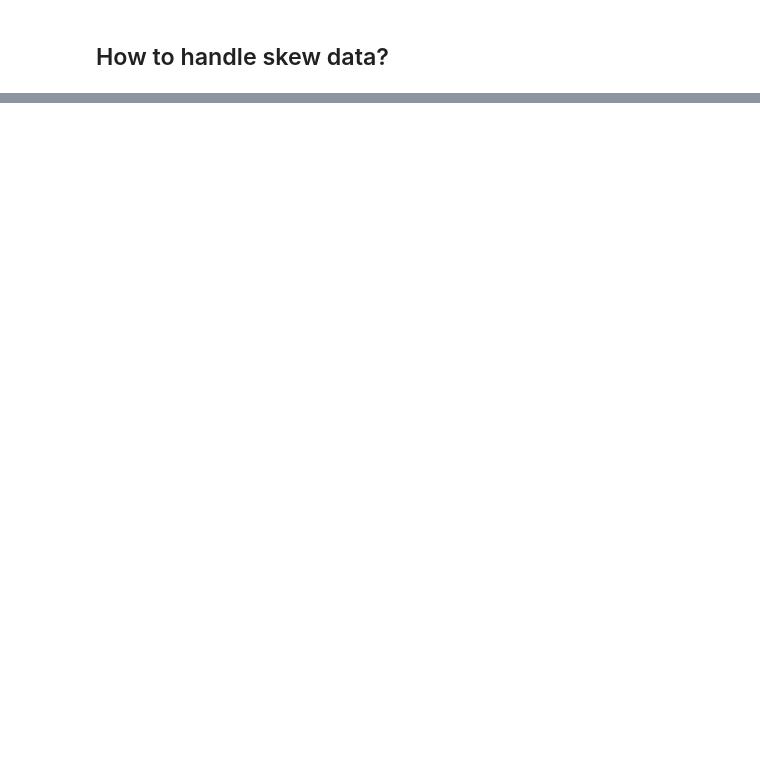
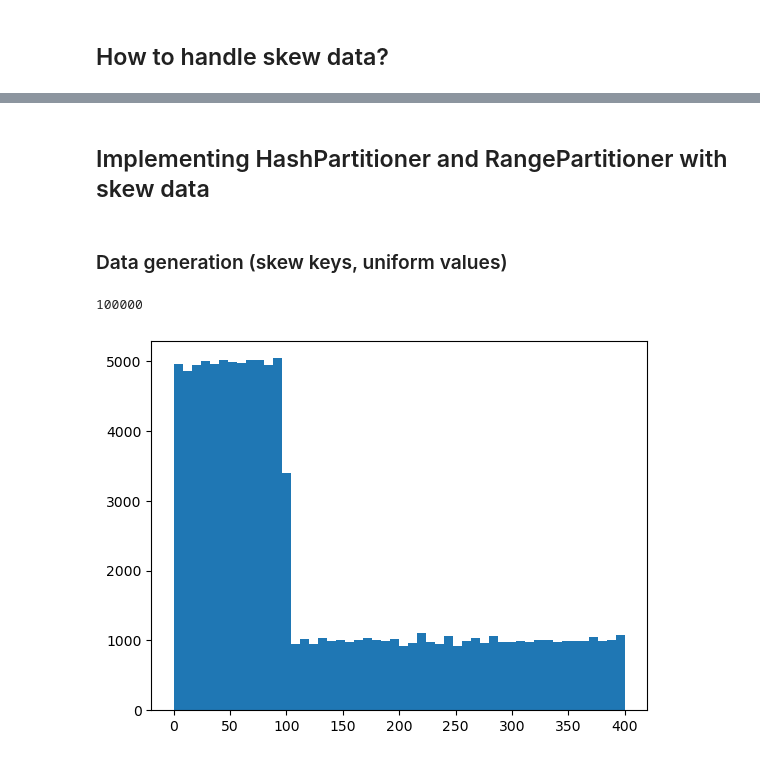
Before and after one commit to AubrynnReina/Fresher-DE-Exercises, a Jupyter notebook: Spark/Skew_data.ipynb, the cells around one changed output, grey strips where cells are left out. Cells and saved outputs as stored; diff of their text form; code cells hidden in the pictures; blank space fills up the shorter version.

Commit message:
Knowledge: skew data handling in spark

```diff
--- a/Spark/Skew_data.ipynb
+++ b/Spark/Skew_data.ipynb
@@ -21,0 +44,4 @@
+# %% [markdown]
+## Implementing HashPartitioner and RangePartitioner with skew data
+# %% [markdown]
+### Data generation (skew keys, uniform values)
@@ -21,0 +51,23 @@
+# %%
+data = []
+for i in range(50000):
+
+    key = random.randint(0, 400)
+    value = random.randint(0, 4000)
+    data.append((key, value))
+
+for i in range(50000):
+
+    key = random.randint(0, 100)
+    value = random.randint(0, 4000)
+    data.append((key, value))
+
+len(data)
+# %% [output]
+100000
+# %%
+key_list, value_list = [k for k, v in data], [v for k, v in data]
+plt.hist(key_list, bins=50)
+plt.show()
+# %% [output]
+[figure, added]
```
Also changed, not shown: parts of 38 cells of this notebook.
